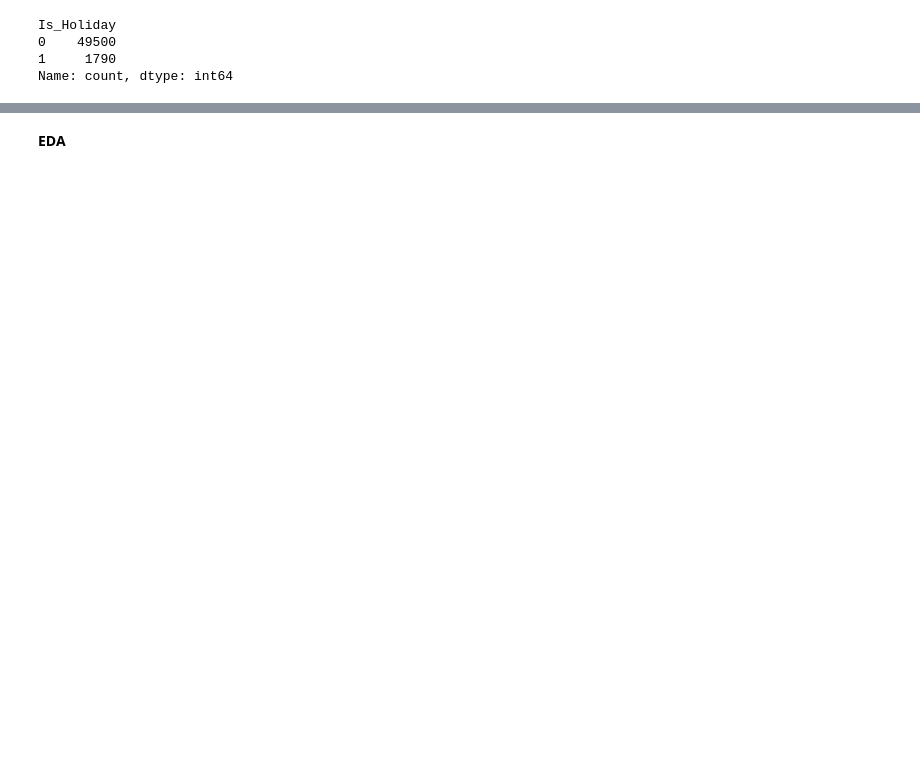
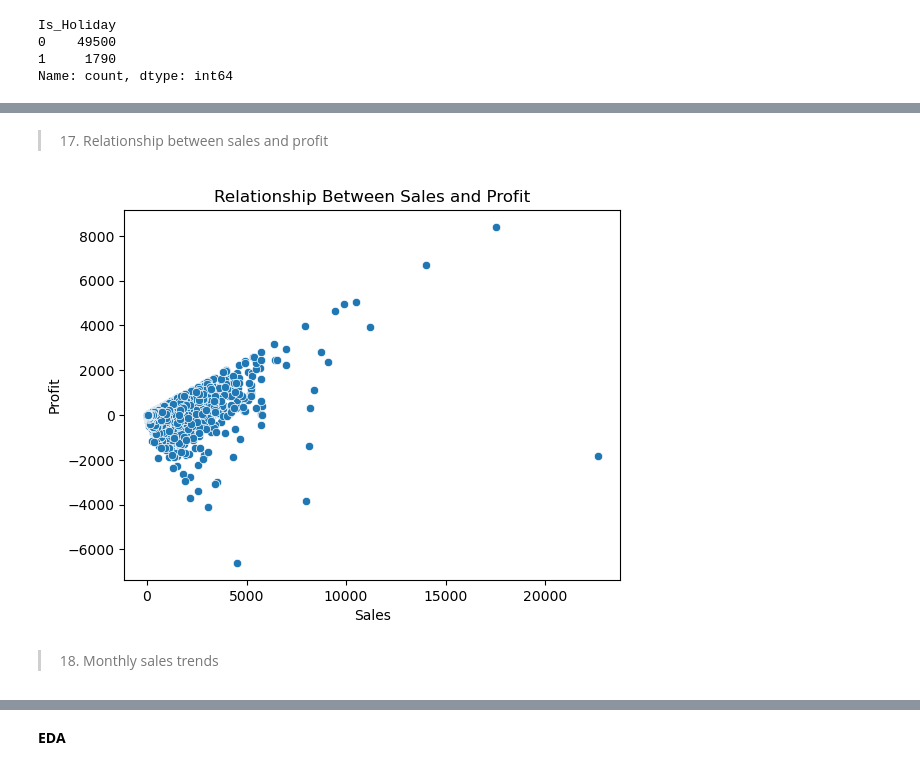
Before and after one commit to MohamedElbadawy1/Sales-and-Demand-Forecasting, a Jupyter notebook: SalesForecasting.ipynb, the cells around one changed output, grey strips where cells are left out. Cells and saved outputs as stored; diff of their text form; code cells hidden in the pictures; blank space fills up the shorter version.

```diff
--- a/SalesForecasting.ipynb
+++ b/SalesForecasting.ipynb
@@ -174,0 +395,12 @@ Name: count, dtype: int64
+# %% [markdown]
+> 17. Relationship between sales and profit
+# %%
+sns.scatterplot(x = sales['Sales'], y = sales['Profit'])
+plt.xlabel('Sales')
+plt.ylabel('Profit')
+plt.title('Relationship Between Sales and Profit')
+plt.show()
+# %% [output]
+[figure, added]
+# %% [markdown]
+> 18. Monthly sales trends
```
Also changed, not shown: parts of 51 cells of this notebook.
